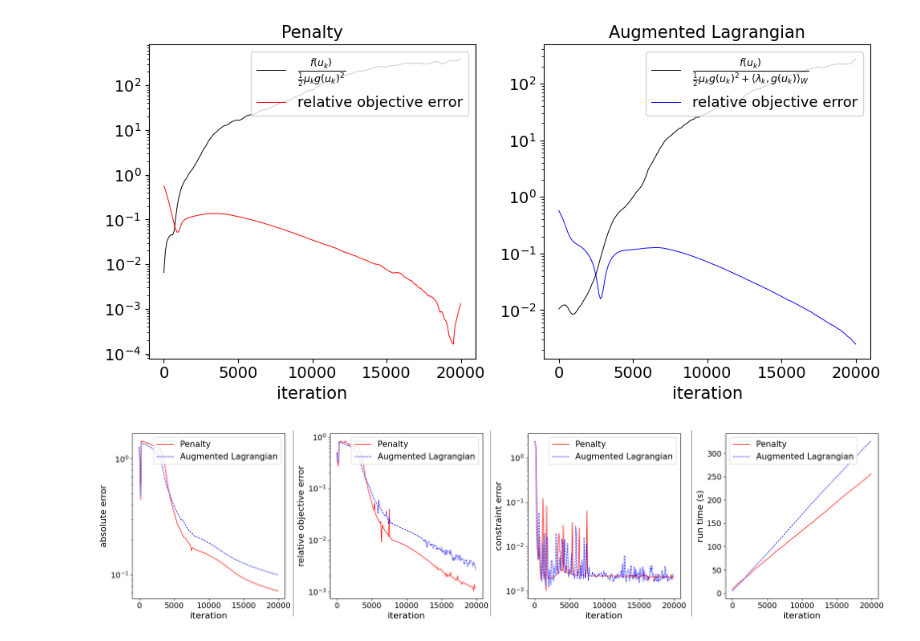
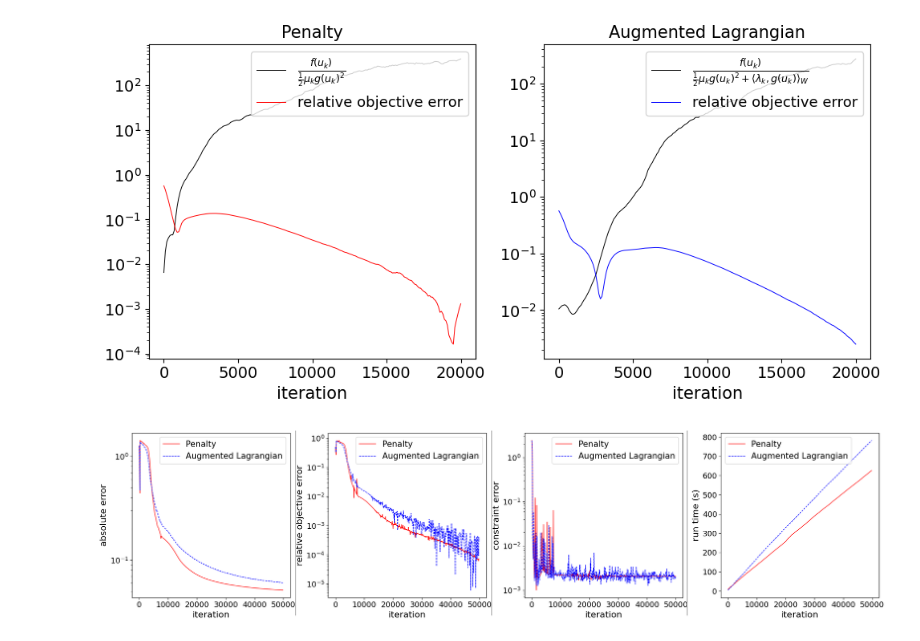
Before and after one commit to pinakm9/var-al, a Jupyter notebook: plotters/sphere-geodesic.ipynb, the cells around one changed output. Drawn from its saved outputs; the diff is of its cells as text; code cells hidden in the pictures.

Commit message:
geo error plot

```diff
--- a/plotters/sphere-geodesic.ipynb
+++ b/plotters/sphere-geodesic.ipynb
@@ -79,7 +79,7 @@ net_p.load_weights('{}/{}'.format(save_folder, net_p.name)).expect_partial()
 # net_al.load_weights('../data/helicoid-al/{}'.format(net_al.name)).expect_partial()
 
 # set up plotting parameters
-scale = 5
+scale = 3
 xlabel_size = ylabel_size = 15 + scale
 tick_size = 10 + scale
 legend_size = 15 + scale
@@ -385,35 +385,35 @@ def plot_errors(filename, last, interval, k):
     ax_m.set_ylabel('run time (s)', fontsize=ylabel_size)
 
     df_p = pd.read_csv('../data/sphere-geodesic/train_log.csv')
     df_al = pd.read_csv('../data/sphere-geodesic-al/train_log.csv')
 
     x = df_p['iteration'].to_numpy()[0:last:interval]
     ax_l.semilogy(x, smooth(df_p['L2-error'].to_numpy()[0:last:interval], k), linewidth=1, label='Penalty', c='red')
     ax_l.semilogy(x, smooth(df_al['L2-error'].to_numpy()[0:last:interval], k), linewidth=1, label='Augmented Lagrangian', c='blue', linestyle='--')
     ax_l.legend(fontsize=legend_size)
     ax_o.semilogy(x, smooth(np.abs(df_p['objective-error'].to_numpy()[0:last:interval]), k), linewidth=1, label='Penalty', c='red')
     ax_o.semilogy(x, smooth(np.abs(df_al['objective-error'].to_numpy()[0:last:interval]), k), linewidth=1, label='Augmented Lagrangian', c='blue', linestyle='--')
     ax_o.legend(fontsize=legend_size)
     ax_c.semilogy(x, smooth(np.abs(df_p['constraint-error'].to_numpy()[0:last:interval]), k), linewidth=1, label='Penalty', c='red')
     ax_c.semilogy(x, smooth(np.abs(df_al['constraint-error'].to_numpy()[0:last:interval]), k), linewidth=1, label='Augmented Lagrangian', c='blue', linestyle='--')
     ax_c.legend(fontsize=legend_size)
     ax_m.plot(x, smooth(np.abs(df_p['runtime'].to_numpy()[0:last:interval]), k), linewidth=1, label='Penalty', c='red')
     ax_m.plot(x, smooth(np.abs(df_al['runtime'].to_numpy()[0:last:interval]), k), linewidth=1, label='Augmented Lagrangian', c='blue', linestyle='--')
     ax_m.legend(fontsize=legend_size)
-    l = 0.4525
+    l = 0.458
     line = plt.Line2D([l+.045,l+.045],[0.05,0.98], transform=fig.transFigure, color=line_color)
     fig.add_artist(line)
-    l = 0.205
+    l = 0.21
     line = plt.Line2D([l+.045,l+.045],[0.05,0.98], transform=fig.transFigure, color=line_color)
     fig.add_artist(line)
-    l = 0.705
+    l = 0.708
     line = plt.Line2D([l+.045,l+.045],[0.05,0.98], transform=fig.transFigure, color=line_color)
     fig.add_artist(line)
     fig.tight_layout()
     plt.savefig('{}.png'.format(filename), dpi=300)
     plt.show()
 
 
-plot_errors('../plots/sphere-geodesic-error', last=200, interval=1, k=-1)
+plot_errors('../plots/sphere-geodesic-error', last=500, interval=1, k=-1)
 # %% [output]
-[figure, old version]
+[figure, new version]
```
Also changed, not shown: parts of 1 cell of this notebook, 1 other file.
